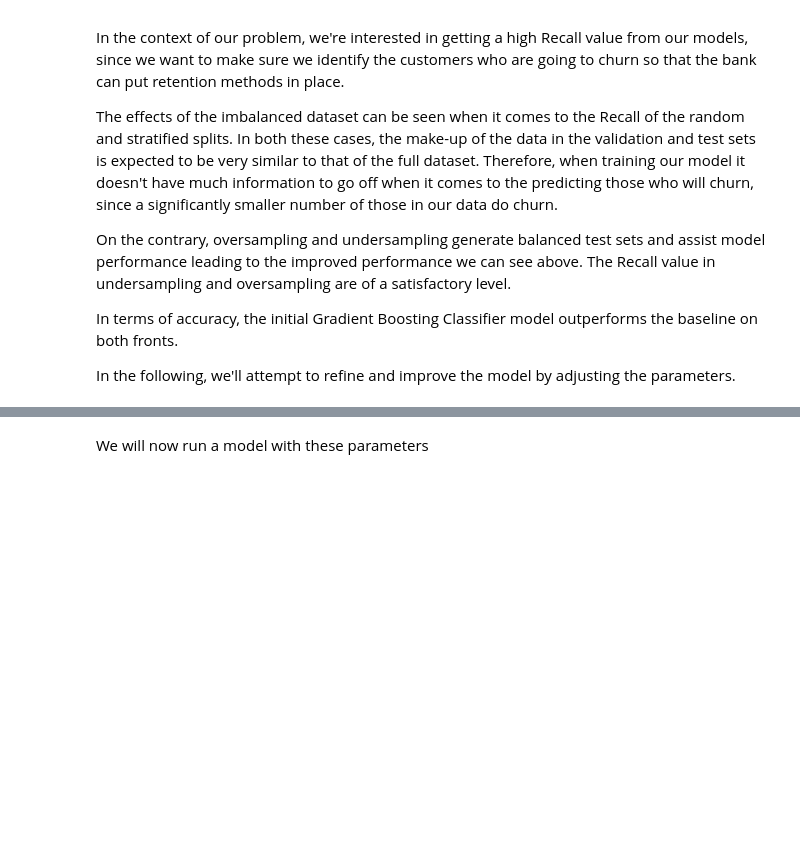
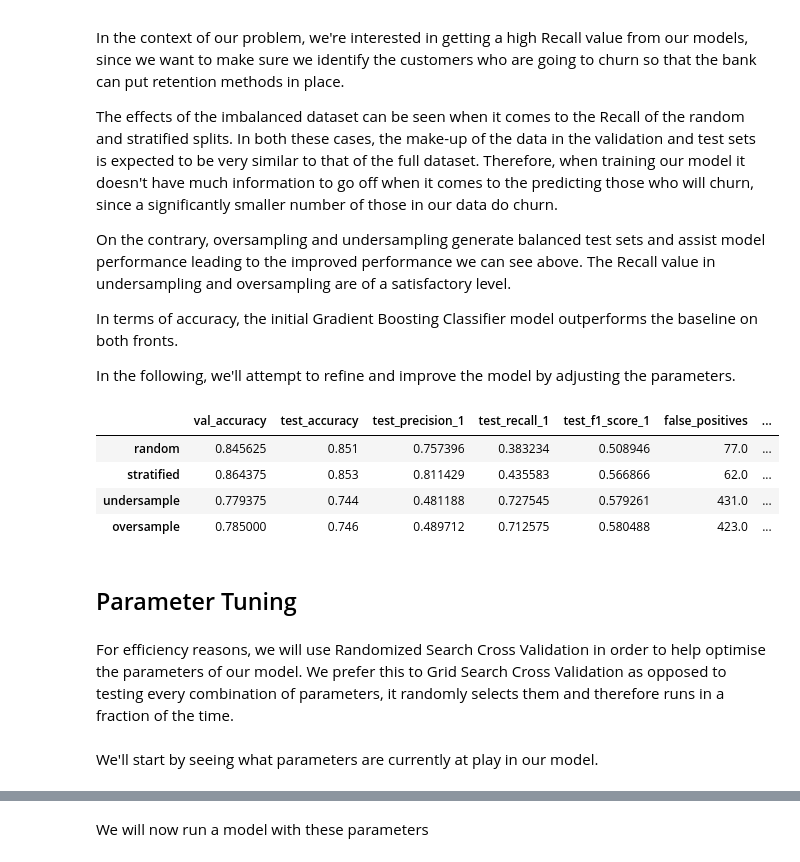
Before and after one commit to djjjones6/Group_Assessment_1, a Jupyter notebook: DaveJ/Gradient Boosting.ipynb, the cells around one changed output, grey strips where cells are left out. Drawn from its saved outputs; the diff is of its cells as text; code cells hidden in the pictures; blank space fills up the shorter version.

```diff
--- a/DaveJ/Gradient Boosting.ipynb
+++ b/DaveJ/Gradient Boosting.ipynb
@@ -169,3 +147,19 @@ On the contrary, oversampling and undersampling generate balanced test sets and
 In terms of accuracy, the initial Gradient Boosting Classifier model outperforms the baseline on both fronts.
 
 In the following, we'll attempt to refine and improve the model by adjusting the parameters.
+# %%
+performance_df = pd.DataFrame(performance).T
+# %%
+performance_df
+# %% [output]
+|  | val_accuracy | test_accuracy | test_precision_1 | test_recall_1 | test_f1_score_1 | false_positives | ... |
+| random | 0.845625 | 0.851 | 0.757396 | 0.383234 | 0.508946 | 77.0 | ... |
+| stratified | 0.864375 | 0.853 | 0.811429 | 0.435583 | 0.566866 | 62.0 | ... |
+| undersample | 0.779375 | 0.744 | 0.481188 | 0.727545 | 0.579261 | 431.0 | ... |
+| oversample | 0.785000 | 0.746 | 0.489712 | 0.712575 | 0.580488 | 423.0 | ... |
+# %% [markdown]
+## Parameter Tuning
+# %% [markdown]
+For efficiency reasons, we will use Randomized Search Cross Validation in order to help optimise the parameters of our model. We prefer this to Grid Search Cross Validation as opposed to testing every combination of parameters, it randomly selects them and therefore runs in a fraction of the time.
+# %% [markdown]
+We'll start by seeing what parameters are currently at play in our model.
```
Also changed, not shown: parts of 9 cells of this notebook.
